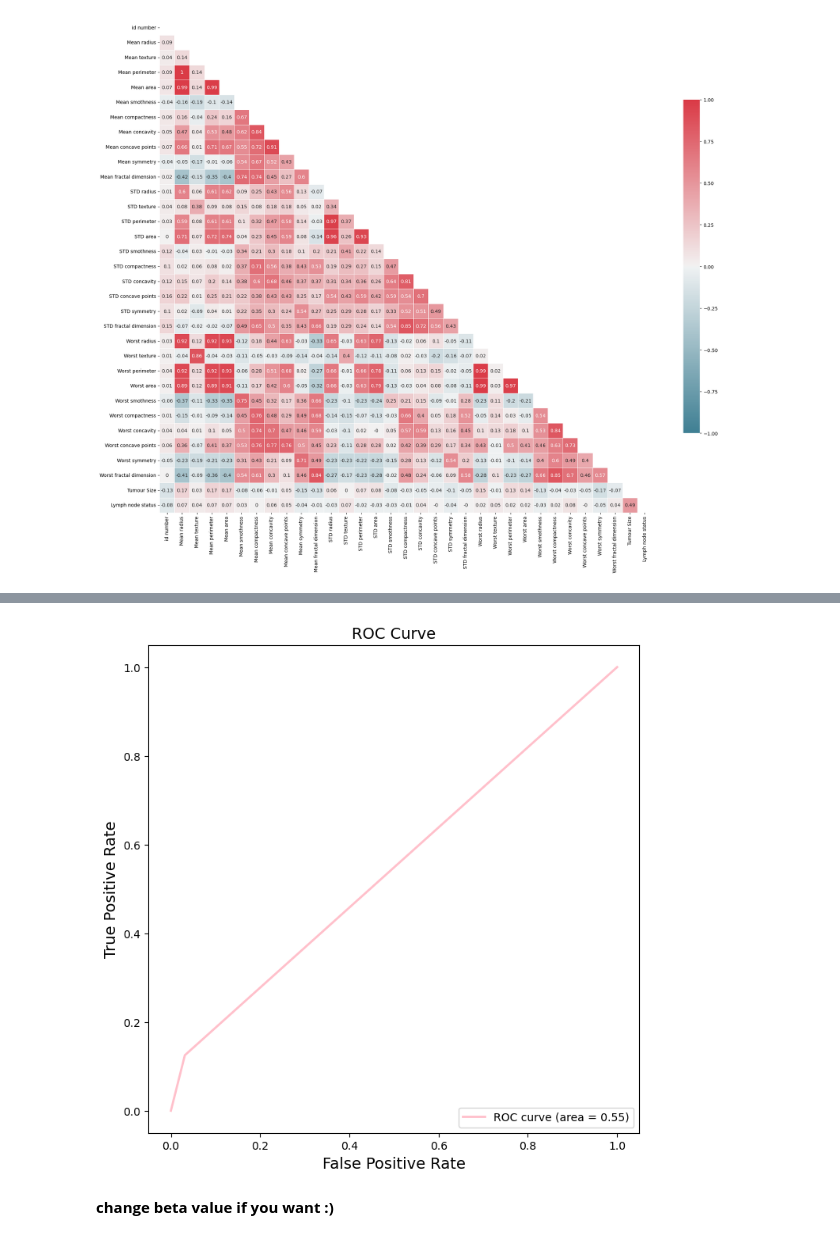
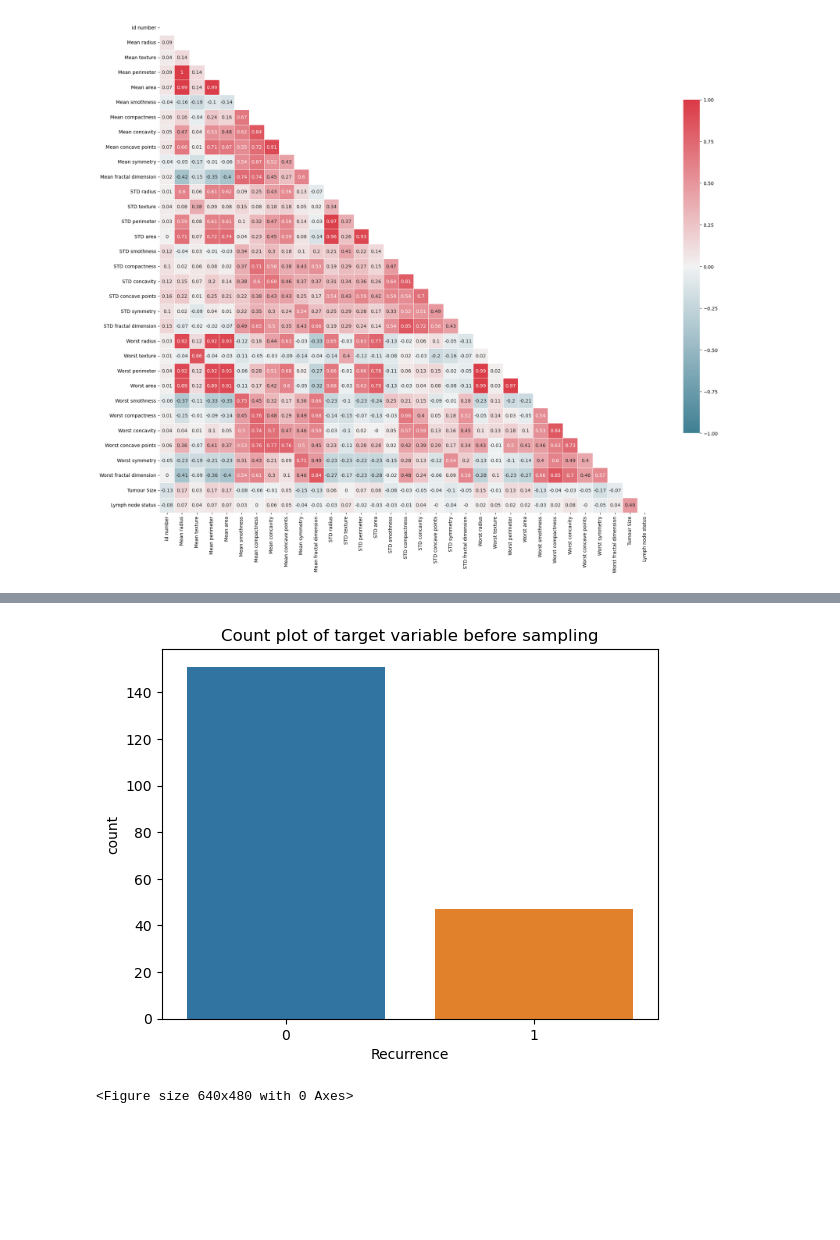
Before and after one commit to Raaaii/Breast_Cancer_ML-DL, a Jupyter notebook: LogRegClassifier/LRClassification.ipynb, the cells around one changed output, grey strips where cells are left out. Cells and saved outputs as stored; diff of their text form; code cells hidden in the pictures; blank space fills up the shorter version.

```diff
--- a/LogRegClassifier/LRClassification.ipynb
+++ b/LogRegClassifier/LRClassification.ipynb
@@ -346,19 +251,12 @@ test_fbeta
-# %%
-#calculate TPR and FPR for test data
-fpr, tpr, thresholds = roc_curve(y_test, test_predictions)
-roc_auc = auc(fpr, tpr)
-
-#plot ROC curve for test data
-plt.figure(figsize=(8, 8))
-plt.plot(fpr, tpr, color='pink', lw=2, label='ROC curve (area = %0.2f)' % roc_auc)
-plt.ylabel('True Positive Rate', fontsize=14)
-plt.xlabel('False Positive Rate', fontsize=14)
-plt.title('ROC Curve', fontsize=14)
-plt.legend(loc="lower right")
-
-
-plt.show()
-# %% [output]
-[figure, removed]
-# %% [markdown]
-**change beta value if you want :)**
+# %%
+#perform adasyn sampling
+from imblearn.over_sampling import ADASYN
+
+#save count plot of target variable before sampling
+sns.countplot(x='Recurrence', data=df)
+plt.title('Count plot of target variable before sampling')
+plt.show()
+plt.savefig('countplot_before_sampling.png')
+# %% [output]
+[figure, added]
+<Figure size 640x480 with 0 Axes>
```
Also changed, not shown: parts of 20 cells of this notebook, 2 other files.
